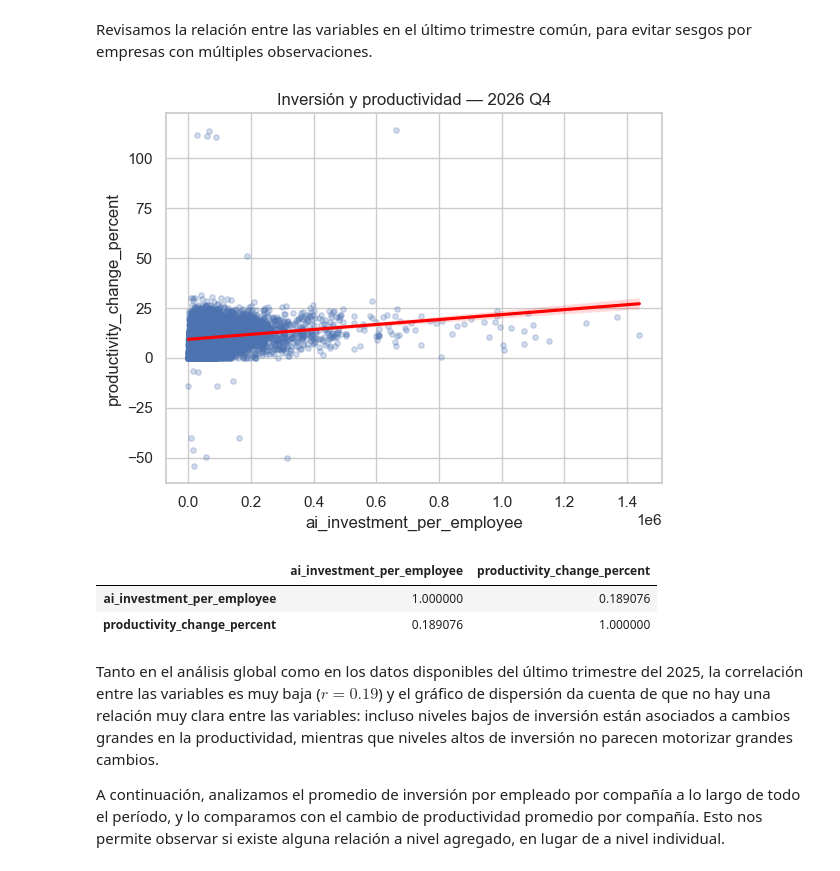
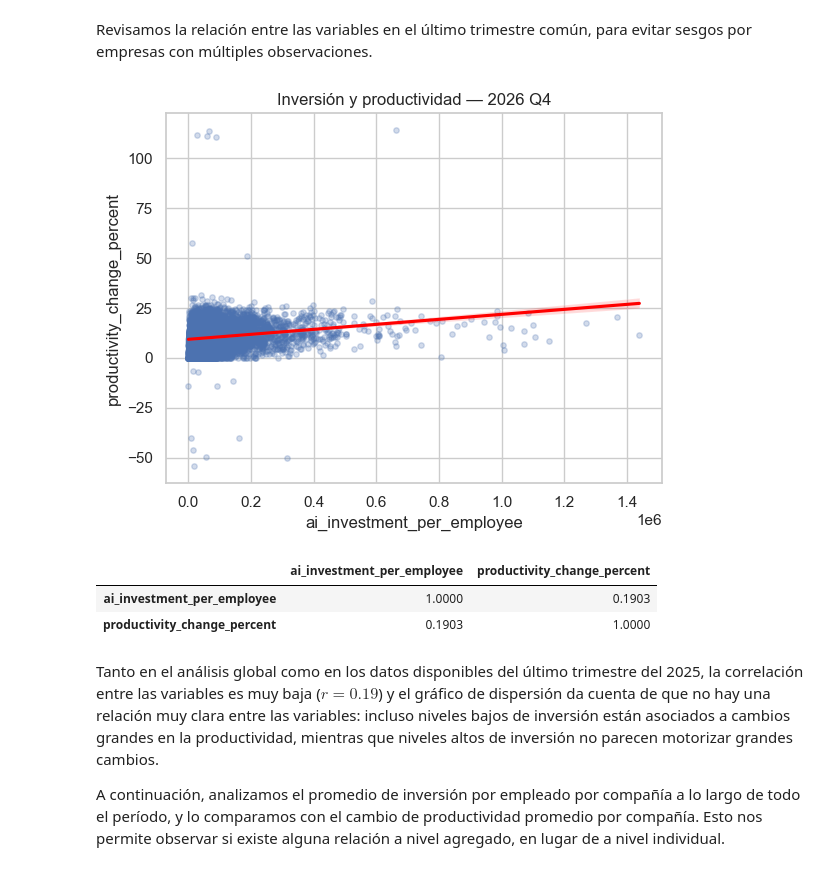
Before and after one commit to Ericsig/DiploDatos, a Jupyter notebook: notebook/eda_notebook.ipynb, the cells around one changed output. Cells and saved outputs as stored; diff of their text form; code cells hidden in the pictures.

```diff
--- a/notebook/eda_notebook.ipynb
+++ b/notebook/eda_notebook.ipynb
@@ -290,3 +164,0 @@ Luego de esta examinación, podemos excluir los valores atípicos de la métrica
-# %%
-# Filter anomalous values in ai_adoption_rate
-company = company[(company['ai_adoption_rate'] >= 0) & (company['ai_adoption_rate'] <= 100)]
@@ -496,7 +1090,7 @@ company_clean[['ai_investment_per_employee', 'productivity_change_percent']].cor
 # %% [markdown]
 Revisamos la relación entre las variables en el último trimestre común, para evitar sesgos por empresas con múltiples observaciones.
 # %%
-panel = company.dropna(
+panel = company_limpio.dropna(
     subset=[
         'company_id',
         'survey_year',
@@ -514,35 +1108,35 @@ panel['quarter_num'] = (
 
 latest_year = panel['survey_year'].max()
 latest_quarter = panel.loc[
     panel['survey_year'].eq(latest_year),
     'quarter_num'
 ].max()
 
 latest = panel[
     panel['survey_year'].eq(latest_year)
     & panel['quarter_num'].eq(latest_quarter)
     & panel['ai_investment_per_employee'].ge(0)
 ]
 
 sns.regplot(
     data=latest,
     x='ai_investment_per_employee',
     y='productivity_change_percent',
     scatter_kws={'alpha': 0.25, 's': 15},
     line_kws={'color': 'red'}
 )
 
 plt.title(f'Inversión y productividad — {int(latest_year)} Q{latest_quarter}')
 plt.show()
 
 latest[
     ['ai_investment_per_employee', 'productivity_change_percent']
 ].corr()
 # %% [output]
 [figure]
 |  | ai_investment_per_employee | productivity_change_percent |
-| ai_investment_per_employee | 1.000000 | 0.189076 |
-| productivity_change_percent | 0.189076 | 1.000000 |
+| ai_investment_per_employee | 1.0000 | 0.1903 |
+| productivity_change_percent | 0.1903 | 1.0000 |
 # %% [markdown]
 Tanto en el análisis global como en los datos disponibles del último trimestre del 2025, la correlación entre las variables es muy baja ($r=0.19$) y el gráfico de dispersión da cuenta de que no hay una relación muy clara entre las variables: incluso niveles bajos de inversión están asociados a cambios grandes en la productividad, mientras que niveles altos de inversión no parecen motorizar grandes cambios.
 
```
Also changed, not shown: parts of 37 cells of this notebook, 1 other file.
